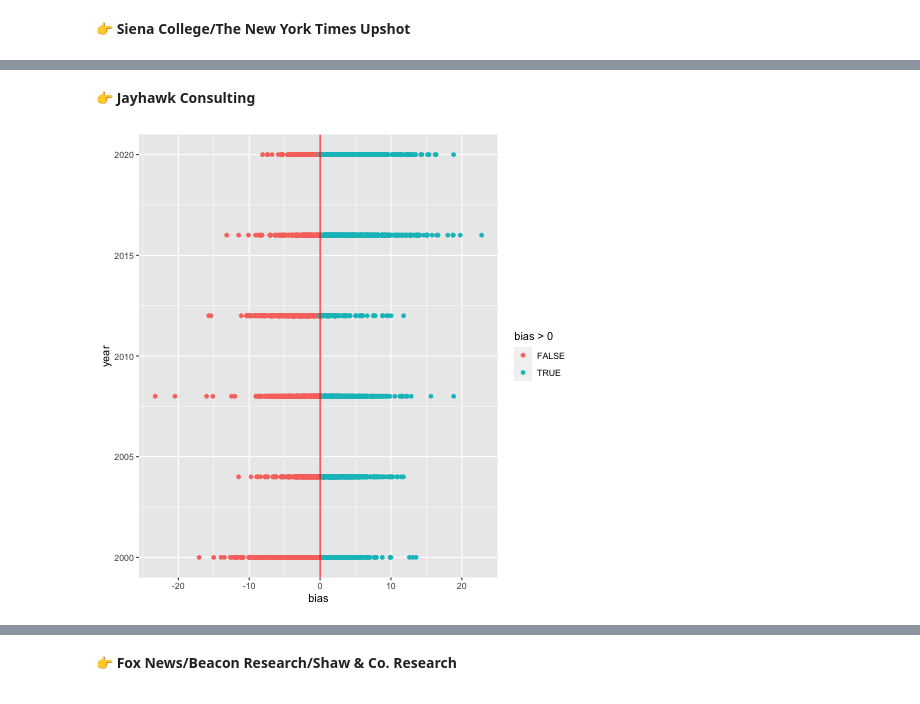
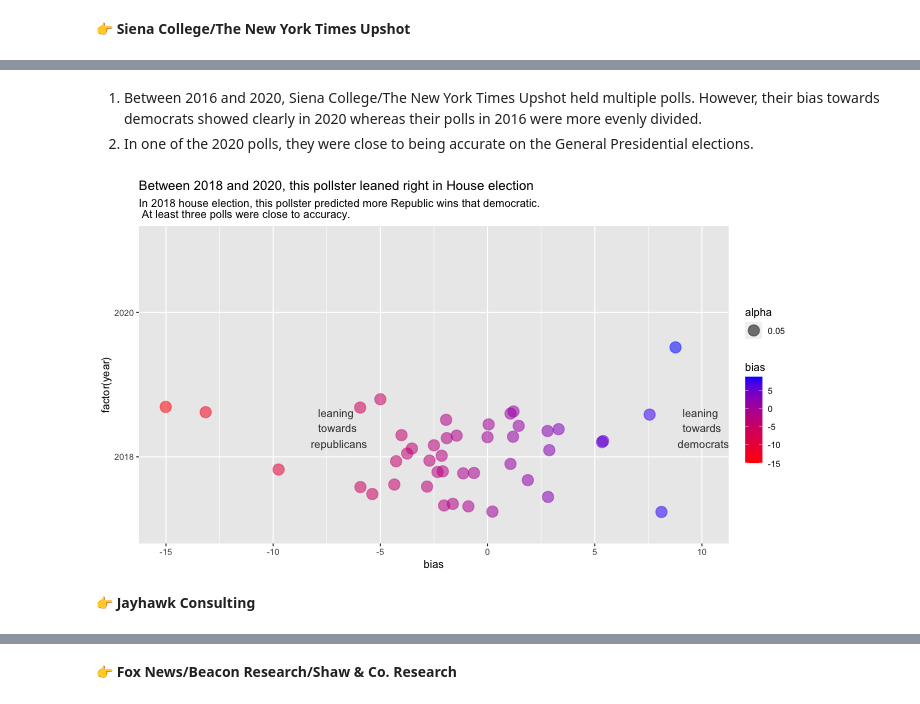
Before and after one commit to data4news-students/polling-exploration-vivek-shalaka, a Jupyter notebook: notebook-3.ipynb, the cells around one changed output, grey strips where cells are left out. Cells and saved outputs as stored; diff of their text form; code cells hidden in the pictures.

```diff
--- a/notebook-3.ipynb
+++ b/notebook-3.ipynb
@@ -192,15 +128,17 @@ ggplot(df_siena) +
+# %% [markdown]
+1. Between 2016 and 2020, Siena College/The New York Times Upshot held multiple polls. However, their bias towards democrats showed clearly in 2020 whereas their polls in 2016 were more evenly divided.
+2. In one of the 2020 polls, they were close to being accurate on the General Presidential elections.
+# %%
+%%R -w 700 -h 400
+
+df_siena <- df %>%
+    filter(pollster=='Siena College/The New York Times Upshot',type_detail=='House-G') # Filter data to polls in presidential general elections only
+
+ggplot(df_siena) +
+    aes(x=bias,y=factor(year), size=bias, alpha=0.05, color=bias) +
+    geom_jitter(cex=5) + scale_color_gradient(low="red", high="blue") + annotate("text", label="leaning \n towards \n republicans", x=-7, y=1.2, colour="black", alpha=0.8) +
+    annotate("text", label="leaning \n towards \n democrats", x=10, y=1.2, colour="black", alpha=0.8) + labs(title="Between 2018 and 2020, this pollster leaned right in House election", subtitle="In 2018 house election, this pollster predicted more Republic wins that democratic.\n At least three polls were close to accuracy.")
+# %% [output]
+[figure, added]
 # %% [markdown]
 👉 **Jayhawk Consulting**
-# %%
-%%R
-
-df_jawhawk <- df %>%
-    filter(type_simple=='Pres-G') # Filter data to polls in presidential general elections only
-# plot the `bias` variable, which shows how far away from the
-# actual result each poll's result was...
-ggplot(df_jawhawk) +
-    aes(x=bias, y=year, color=bias>0) +
-    geom_point() +
-    geom_vline(aes(xintercept=0), color='red')
-# %% [output]
-[figure, removed]
```
Also changed, not shown: parts of 28 cells of this notebook.
